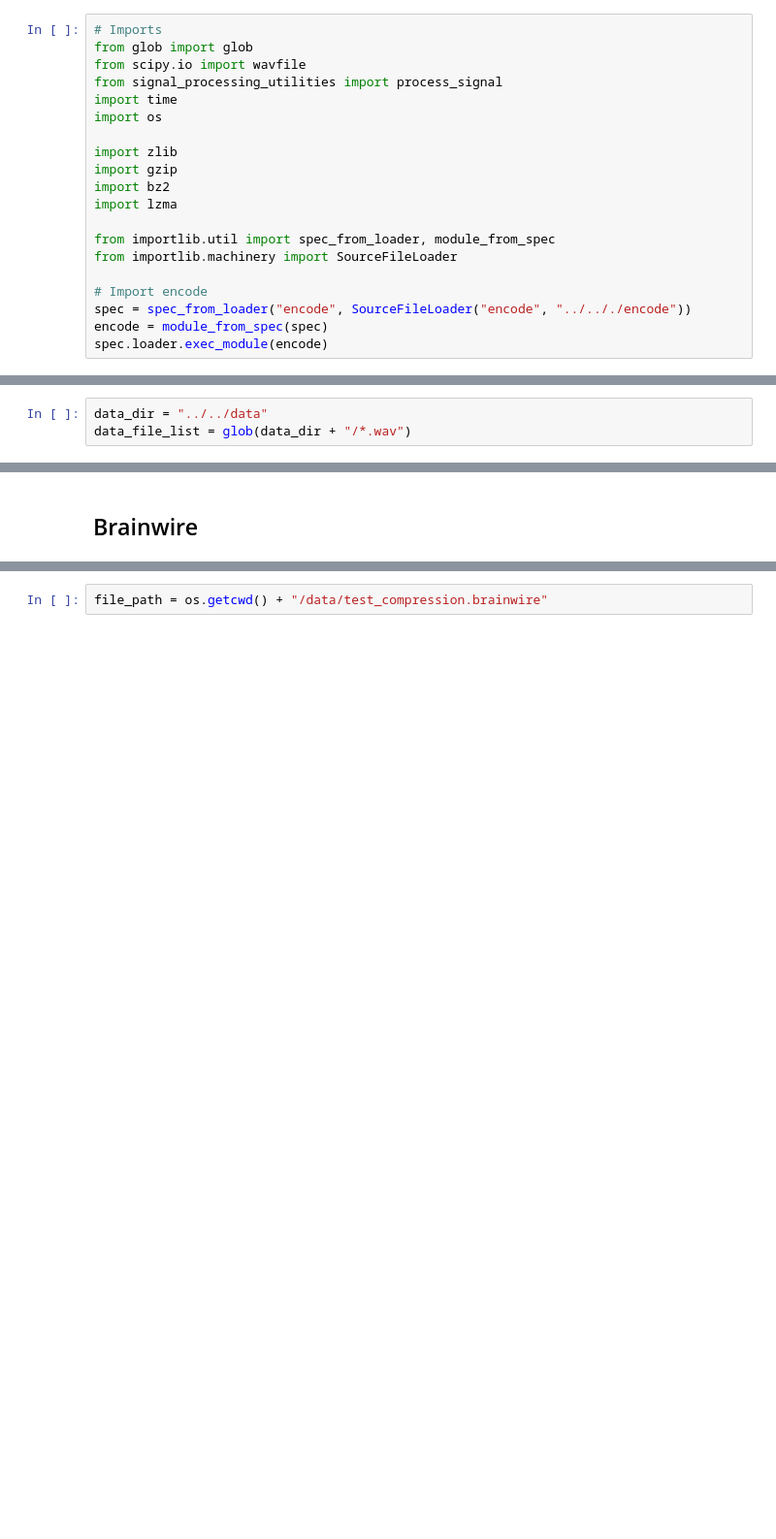
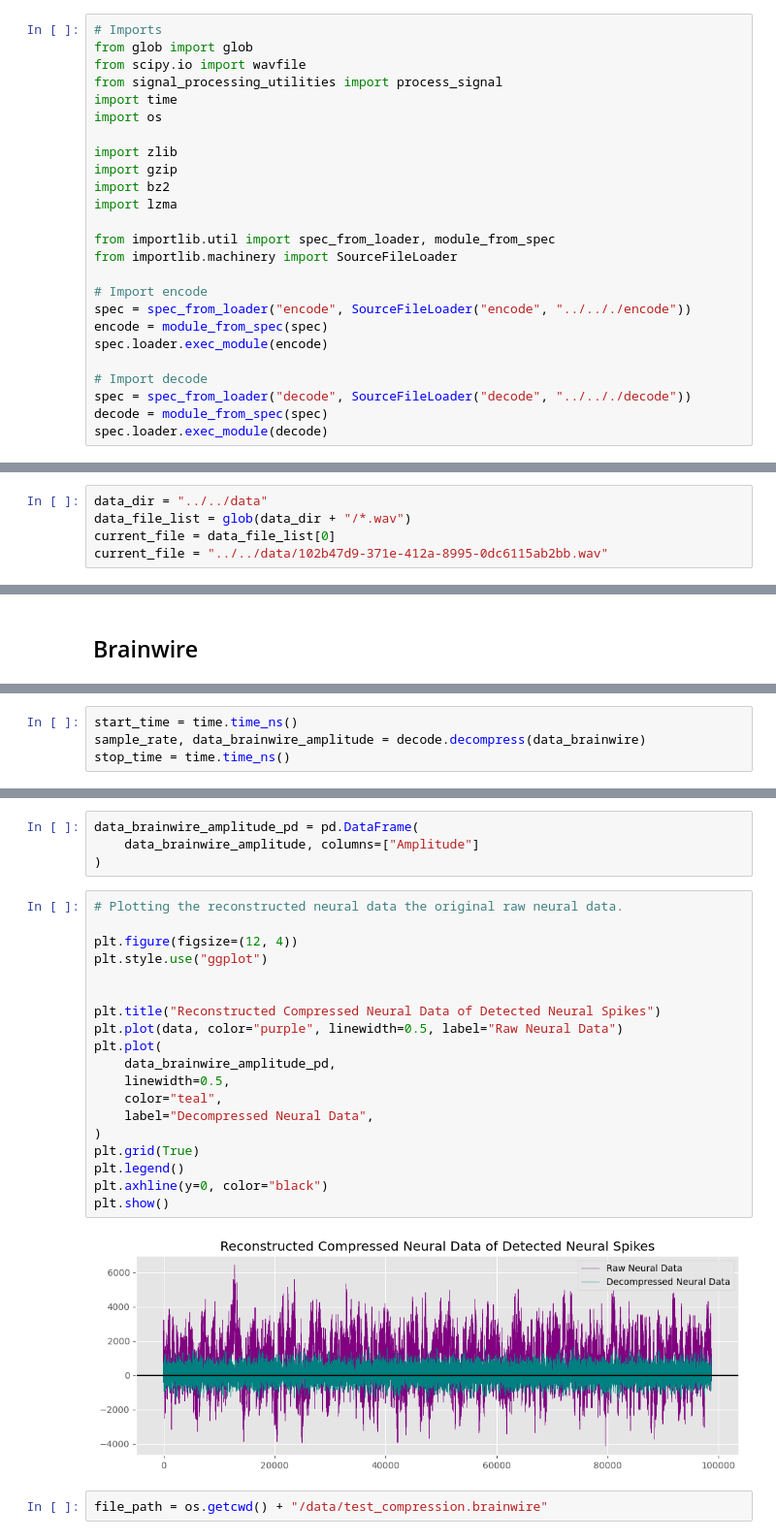
Before and after one commit to efwoods/Neuralink-Compression-Challenge, a Jupyter notebook: analysis/tutorials/comparing_compression_methods.ipynb, the cells around one changed output, grey strips where cells are left out. Shown at 97% size. Cells and saved outputs as stored; diff of their text form; blank space fills up the shorter version.

Commit message:
added decompress function to the decode module

```diff
--- a/analysis/tutorials/comparing_compression_methods.ipynb
+++ b/analysis/tutorials/comparing_compression_methods.ipynb
@@ -20,6 +20,11 @@ from importlib.machinery import SourceFileLoader
 spec = spec_from_loader("encode", SourceFileLoader("encode", "../.././encode"))
 encode = module_from_spec(spec)
 spec.loader.exec_module(encode)
+
+# Import decode
+spec = spec_from_loader("decode", SourceFileLoader("decode", "../.././decode"))
+decode = module_from_spec(spec)
+spec.loader.exec_module(decode)
 # %%
 def compare_compression_ratio(file, compressed_file: str, method: str = None):
     """This function prints the compression ratio of two files.
@@ -68,3 +73,5 @@ def print_compression_efficiency_metrics_wrapper(
 # %%
 data_dir = "../../data"
 data_file_list = glob(data_dir + "/*.wav")
+current_file = data_file_list[0]
+current_file = "../../data/102b47d9-371e-412a-8995-0dc6115ab2bb.wav"
@@ -105,0 +113,4 @@ Time Δ Seconds: 3.838272
+# %%
+start_time = time.time_ns()
+sample_rate, data_brainwire_amplitude = decode.decompress(data_brainwire)
+stop_time = time.time_ns()
@@ -106,3 +120,28 @@ Time Δ Seconds: 3.838272
+# %%
+data_brainwire_amplitude_pd = pd.DataFrame(
+    data_brainwire_amplitude, columns=["Amplitude"]
+)
+# %%
+# Plotting the reconstructed neural data the original raw neural data.
+
+plt.figure(figsize=(12, 4))
+plt.style.use("ggplot")
+
+
+plt.title("Reconstructed Compressed Neural Data of Detected Neural Spikes")
+plt.plot(data, color="purple", linewidth=0.5, label="Raw Neural Data")
+plt.plot(
+    data_brainwire_amplitude_pd,
+    linewidth=0.5,
+    color="teal",
+    label="Decompressed Neural Data",
+)
+plt.grid(True)
+plt.legend()
+plt.axhline(y=0, color="black")
+plt.show()
+# %% [output]
+[figure, added]
 # %%
 file_path = os.getcwd() + "/data/test_compression.brainwire"
 # %%
```
Also changed, not shown: parts of 9 cells of this notebook, 1 other file.
